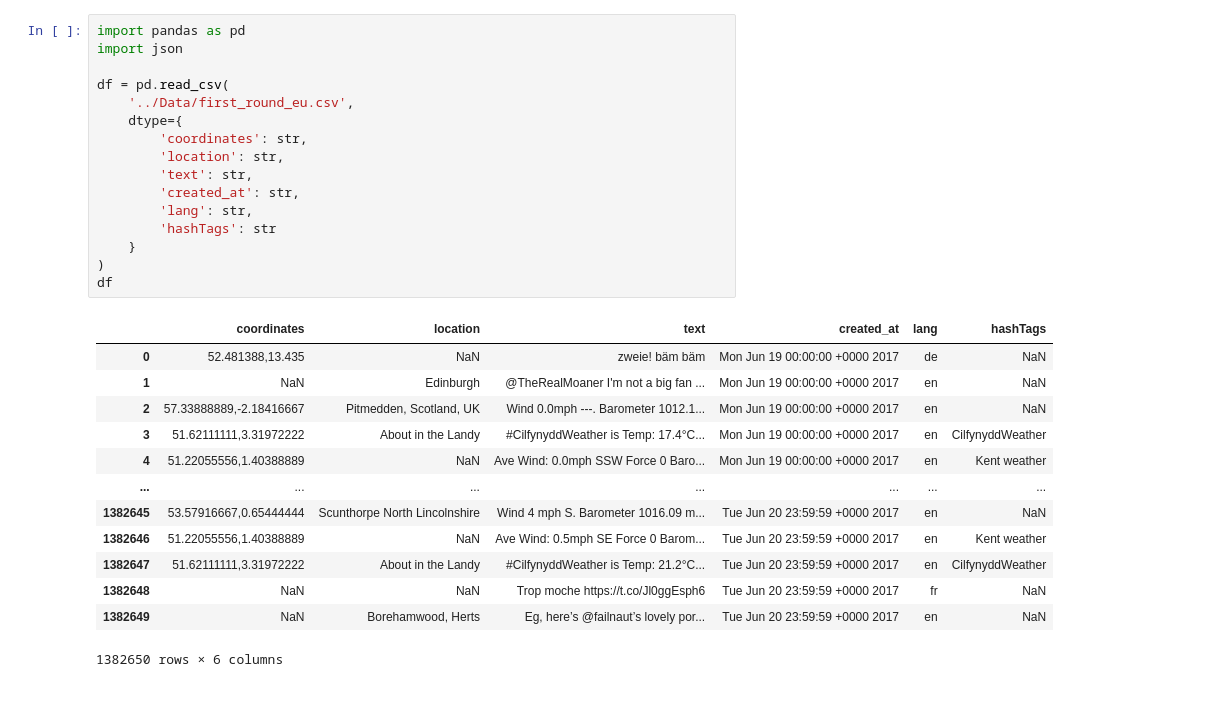
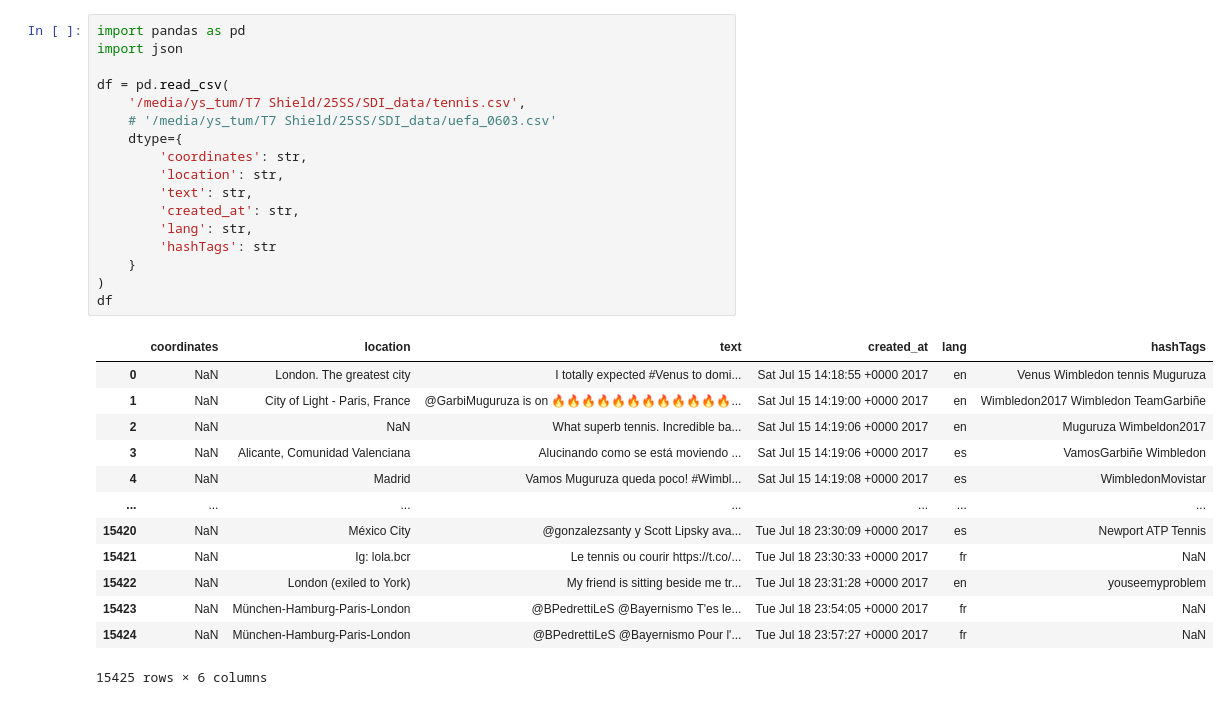
Before and after one commit to FullToker/SDI_Task2_TwitterVGI, a Jupyter notebook: Load_Pre/csv_pre.ipynb, the cells around one changed output. Saved outputs shown, nothing was run; the diff lists cells and outputs as text.

```diff
--- a/Load_Pre/csv_pre.ipynb
+++ b/Load_Pre/csv_pre.ipynb
@@ -1,33 +1,34 @@
 # %%
 import pandas as pd
 import json
 
 df = pd.read_csv(
-    '../Data/first_round_eu.csv',
+    '/media/ys_tum/T7 Shield/25SS/SDI_data/tennis.csv',
+    # '/media/ys_tum/T7 Shield/25SS/SDI_data/uefa_0603.csv'
     dtype={
         'coordinates': str,
         'location': str,
         'text': str,
         'created_at': str,
         'lang': str,
         'hashTags': str
     }
 )
 df
 # %% [output]
 |  | coordinates | location | text | created_at | lang | hashTags |
-| 0 | 52.481388,13.435 | NaN | zweie! bäm bäm | Mon Jun 19 00:00:00 +0000 2017 | de | NaN |
-| 1 | NaN | Edinburgh | @TheRealMoaner I'm not a big fan ... | Mon Jun 19 00:00:00 +0000 2017 | en | NaN |
-| 2 | 57.33888889,-2.18416667 | Pitmedden, Scotland, UK | Wind 0.0mph ---. Barometer 1012.1... | Mon Jun 19 00:00:00 +0000 2017 | en | NaN |
-| 3 | 51.62111111,3.31972222 | About in the Landy | #CilfynyddWeather is Temp: 17.4°C... | Mon Jun 19 00:00:00 +0000 2017 | en | CilfynyddWeather |
-| 4 | 51.22055556,1.40388889 | NaN | Ave Wind: 0.0mph SSW Force 0 Baro... | Mon Jun 19 00:00:00 +0000 2017 | en | Kent weather |
+| 0 | NaN | London. The greatest city | I totally expected #Venus to domi... | Sat Jul 15 14:18:55 +0000 2017 | en | Venus Wimbledon tennis Muguruza |
+| 1 | NaN | City of Light - Paris, France | @GarbiMuguruza is on 🔥🔥🔥🔥🔥🔥🔥🔥🔥🔥🔥🔥... | Sat Jul 15 14:19:00 +0000 2017 | en | Wimbledon2017 Wimbledon TeamGarbiñe |
+| 2 | NaN | NaN | What superb tennis. Incredible ba... | Sat Jul 15 14:19:06 +0000 2017 | en | Muguruza Wimbeldon2017 |
+| 3 | NaN | Alicante, Comunidad Valenciana | Alucinando como se está moviendo ... | Sat Jul 15 14:19:06 +0000 2017 | es | VamosGarbiñe Wimbledon |
+| 4 | NaN | Madrid | Vamos Muguruza queda poco! #Wimbl... | Sat Jul 15 14:19:08 +0000 2017 | es | WimbledonMovistar |
 | ... | ... | ... | ... | ... | ... | ... |
-| 1382645 | 53.57916667,0.65444444 | Scunthorpe North Lincolnshire | Wind 4 mph S. Barometer 1016.09 m... | Tue Jun 20 23:59:59 +0000 2017 | en | NaN |
-| 1382646 | 51.22055556,1.40388889 | NaN | Ave Wind: 0.5mph SE Force 0 Barom... | Tue Jun 20 23:59:59 +0000 2017 | en | Kent weather |
-| 1382647 | 51.62111111,3.31972222 | About in the Landy | #CilfynyddWeather is Temp: 21.2°C... | Tue Jun 20 23:59:59 +0000 2017 | en | CilfynyddWeather |
-| 1382648 | NaN | NaN | Trop moche https://t.co/Jl0ggEsph6 | Tue Jun 20 23:59:59 +0000 2017 | fr | NaN |
-| 1382649 | NaN | Borehamwood, Herts | Eg, here’s @failnaut’s lovely por... | Tue Jun 20 23:59:59 +0000 2017 | en | NaN |
+| 15420 | NaN | México City | @gonzalezsanty y Scott Lipsky ava... | Tue Jul 18 23:30:09 +0000 2017 | es | Newport ATP Tennis |
+| 15421 | NaN | Ig: lola.bcr | Le tennis ou courir https://t.co/... | Tue Jul 18 23:30:33 +0000 2017 | fr | NaN |
+| 15422 | NaN | London (exiled to York) | My friend is sitting beside me tr... | Tue Jul 18 23:31:28 +0000 2017 | en | youseemyproblem |
+| 15423 | NaN | München-Hamburg-Paris-London | @BPedrettiLeS @Bayernismo T'es le... | Tue Jul 18 23:54:05 +0000 2017 | fr | NaN |
+| 15424 | NaN | München-Hamburg-Paris-London | @BPedrettiLeS @Bayernismo Pour l'... | Tue Jul 18 23:57:27 +0000 2017 | fr | NaN |
-1382650 rows × 6 columns
+15425 rows × 6 columns
 # %%
 # 查看缺失值
 import missingno as msno
```
Also changed, not shown: parts of 10 cells of this notebook, 31 other files.
